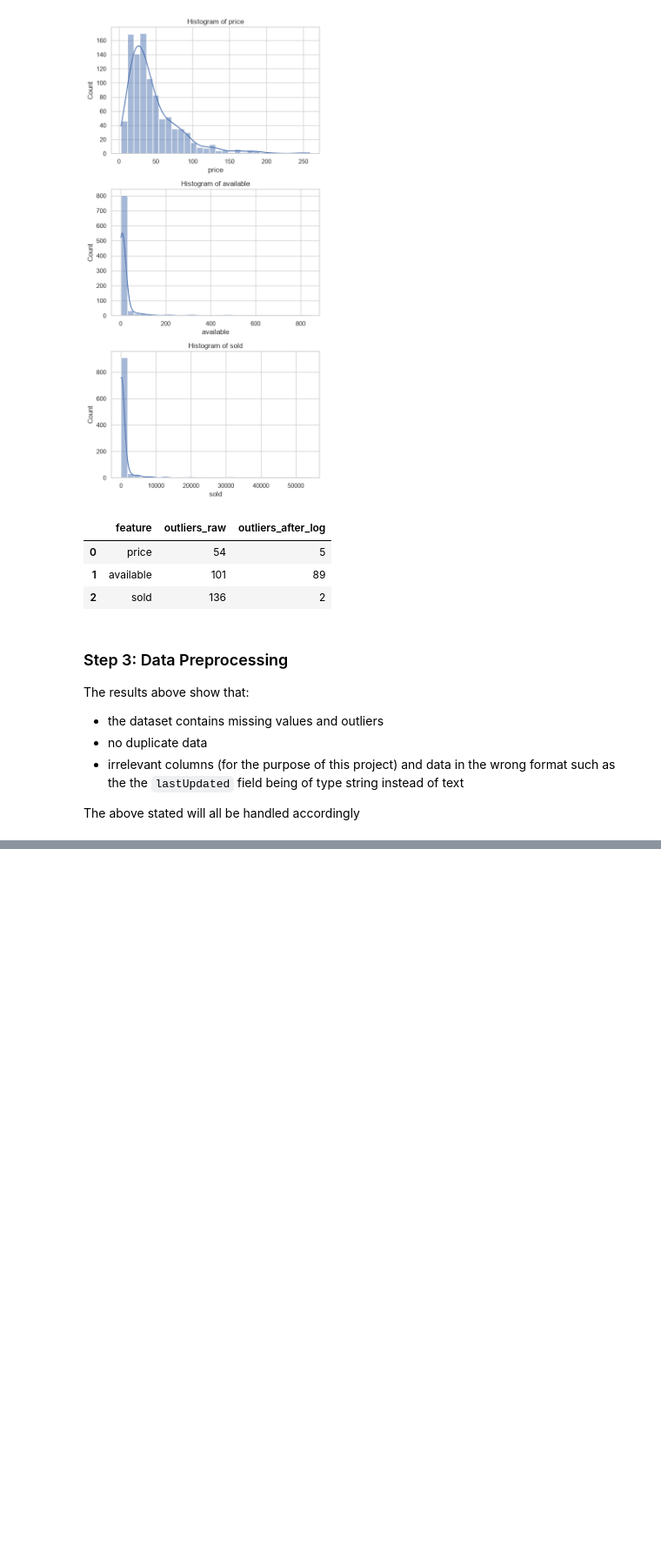
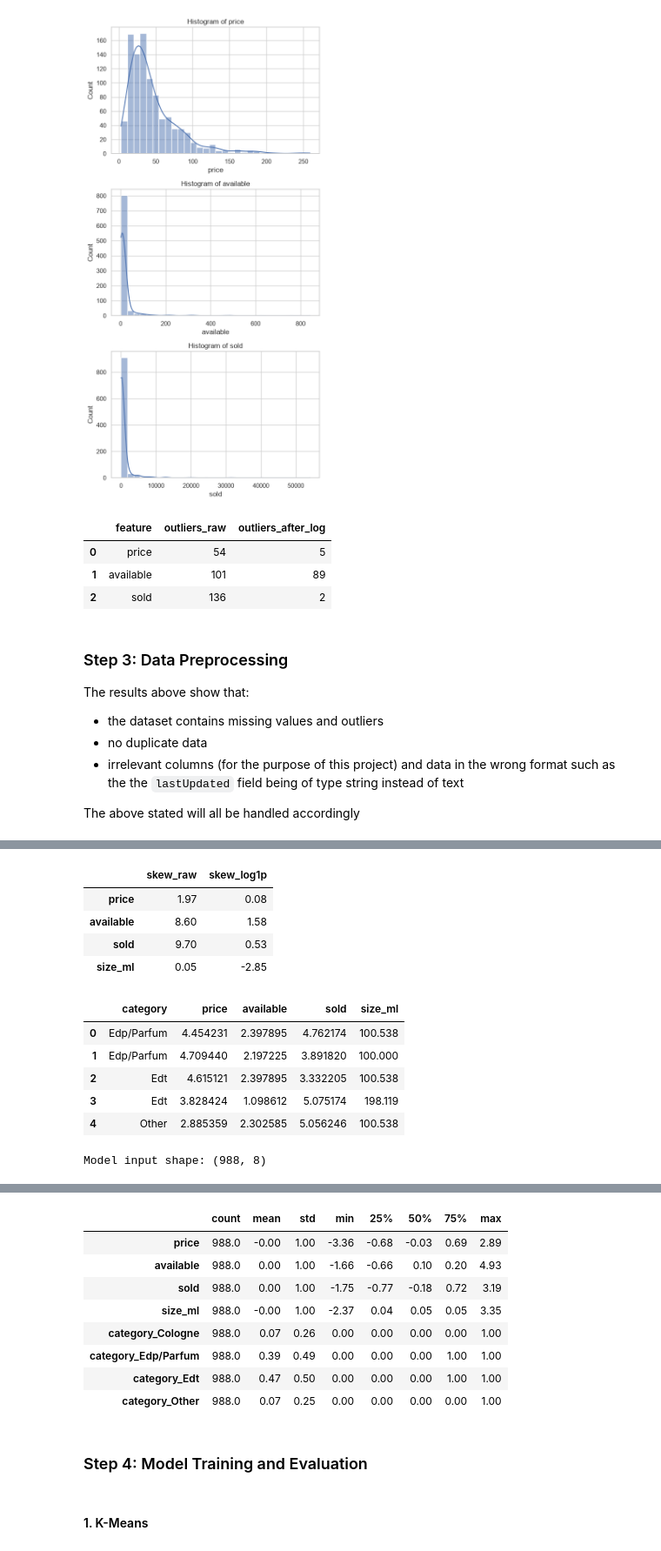
Before and after one commit to Mimi97-aqua/msc_projects, a Jupyter notebook: com7022/analysis.ipynb, the cells around one changed output, grey strips where cells are left out. Shown at 87% size. Cells and saved outputs as stored; diff of their text form; code cells hidden in the pictures; blank space fills up the shorter version.

```diff
--- a/com7022/analysis.ipynb
+++ b/com7022/analysis.ipynb
@@ -332,0 +401,44 @@ Index(['Item_Name', 'details', 'category', 'price', 'priceWithCurrency',
+# %%
+# 1. log transform for handling skew
+log_cols = numerical_columns # size_ml is not included as it is symmetric - the result below demonstrates it
+skew_check = pd.DataFrame({
+    'skew_raw': df[log_cols + ['size_ml']].skew(),
+    'skew_log1p': np.log1p(df[log_cols + ['size_ml']]).skew(),
+}).round(2)
+display(skew_check)
+
+df_log = df.copy()
+df_log[log_cols] = np.log1p(df[log_cols])
+display(df_log.head())
+
+# 2. Scaling and encoding
+numeric_cols = df.columns[1:]
+
+scaler = StandardScaler()
+X_numeric = pd.DataFrame(
+    scaler.fit_transform(df_log[numeric_cols]),
+    columns=numeric_cols,
+    index=df_log.index
+)
+
+X_category = pd.get_dummies(df_log['category'], prefix='category', dtype=int)
+
+X = pd.concat([X_numeric, X_category], axis=1)
+print(f"Model input shape: {X.shape}")
+display(X.head())
+display(X.describe().T.round(2))
+
+# 3. pca
+# %% [output]
+|  | skew_raw | skew_log1p |
+| price | 1.97 | 0.08 |
+| available | 8.60 | 1.58 |
+| sold | 9.70 | 0.53 |
+| size_ml | 0.05 | -2.85 |
+|  | category | price | available | sold | size_ml |
+| 0 | Edp/Parfum | 4.454231 | 2.397895 | 4.762174 | 100.538 |
+| 1 | Edp/Parfum | 4.709440 | 2.197225 | 3.891820 | 100.000 |
+| 2 | Edt | 4.615121 | 2.397895 | 3.332205 | 100.538 |
+| 3 | Edt | 3.828424 | 1.098612 | 5.075174 | 198.119 |
+| 4 | Other | 2.885359 | 2.302585 | 5.056246 | 100.538 |
+Model input shape: (988, 8)
@@ -332,0 +451,13 @@ Index(['Item_Name', 'details', 'category', 'price', 'priceWithCurrency',
+|  | count | mean | std | min | 25% | 50% | 75% | max |
+| price | 988.0 | -0.00 | 1.00 | -3.36 | -0.68 | -0.03 | 0.69 | 2.89 |
+| available | 988.0 | 0.00 | 1.00 | -1.66 | -0.66 | 0.10 | 0.20 | 4.93 |
+| sold | 988.0 | 0.00 | 1.00 | -1.75 | -0.77 | -0.18 | 0.72 | 3.19 |
+| size_ml | 988.0 | -0.00 | 1.00 | -2.37 | 0.04 | 0.05 | 0.05 | 3.35 |
+| category_Cologne | 988.0 | 0.07 | 0.26 | 0.00 | 0.00 | 0.00 | 0.00 | 1.00 |
+| category_Edp/Parfum | 988.0 | 0.39 | 0.49 | 0.00 | 0.00 | 0.00 | 1.00 | 1.00 |
+| category_Edt | 988.0 | 0.47 | 0.50 | 0.00 | 0.00 | 0.00 | 1.00 | 1.00 |
+| category_Other | 988.0 | 0.07 | 0.25 | 0.00 | 0.00 | 0.00 | 0.00 | 1.00 |
+# %% [markdown]
+### Step 4: Model Training and Evaluation
+# %% [markdown]
+#### 1. K-Means
```
Also changed, not shown: parts of 4 cells of this notebook.
